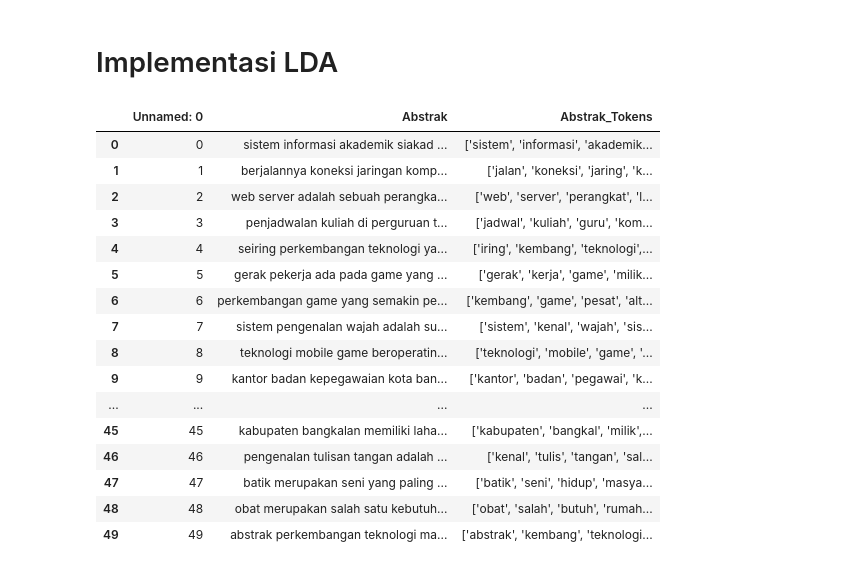
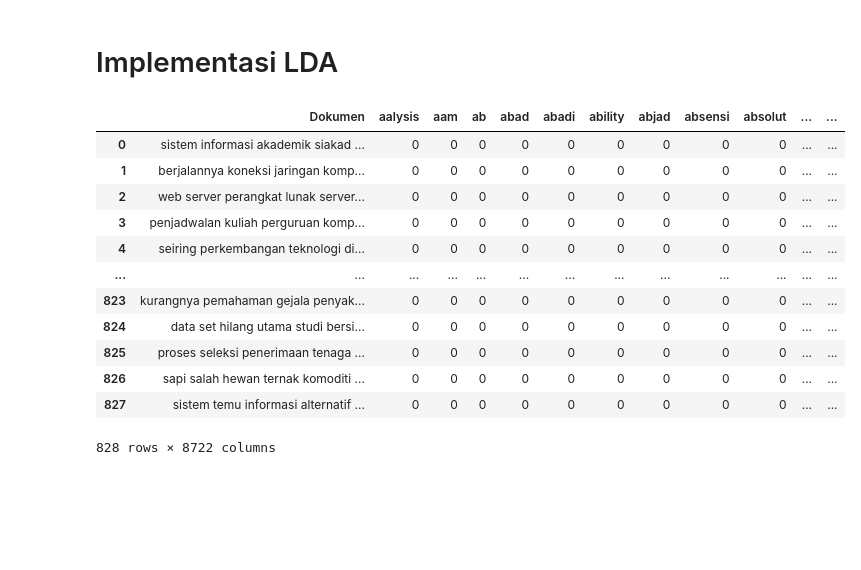
Before and after one commit to MeAdila/ppw, a Jupyter notebook: _sources/LDA.ipynb, the cells around one changed output. Saved outputs shown, nothing was run; the diff lists cells and outputs as text; code cells hidden in the pictures; blank space fills up the shorter version.

```diff
--- a/_sources/LDA.ipynb
+++ b/_sources/LDA.ipynb
@@ -4,26 +4,22 @@
 from sklearn.decomposition import LatentDirichletAllocation
 import pandas as pd
 # %%
-df = pd.read_csv('/content/drive/MyDrive/ppw/PTA.csv')
+df = pd.read_csv('/content/drive/MyDrive/ppw/tugas/term Frequensi.csv')
 df
 # %% [output]
-|  | Unnamed: 0 | Abstrak | Abstrak_Tokens |
-| 0 | 0 | sistem informasi akademik siakad ... | ['sistem', 'informasi', 'akademik... |
-| 1 | 1 | berjalannya koneksi jaringan komp... | ['jalan', 'koneksi', 'jaring', 'k... |
-| 2 | 2 | web server adalah sebuah perangka... | ['web', 'server', 'perangkat', 'l... |
-| 3 | 3 | penjadwalan kuliah di perguruan t... | ['jadwal', 'kuliah', 'guru', 'kom... |
-| 4 | 4 | seiring perkembangan teknologi ya... | ['iring', 'kembang', 'teknologi',... |
-| 5 | 5 | gerak pekerja ada pada game yang ... | ['gerak', 'kerja', 'game', 'milik... |
-| 6 | 6 | perkembangan game yang semakin pe... | ['kembang', 'game', 'pesat', 'alt... |
-| 7 | 7 | sistem pengenalan wajah adalah su... | ['sistem', 'kenal', 'wajah', 'sis... |
-| 8 | 8 | teknologi mobile game beroperatin... | ['teknologi', 'mobile', 'game', '... |
-| 9 | 9 | kantor badan kepegawaian kota ban... | ['kantor', 'badan', 'pegawai', 'k... |
-| ... | ... | ... | ... |
-| 45 | 45 | kabupaten bangkalan memiliki laha... | ['kabupaten', 'bangkal', 'milik',... |
-| 46 | 46 | pengenalan tulisan tangan adalah ... | ['kenal', 'tulis', 'tangan', 'sal... |
-| 47 | 47 | batik merupakan seni yang paling ... | ['batik', 'seni', 'hidup', 'masya... |
-| 48 | 48 | obat merupakan salah satu kebutuh... | ['obat', 'salah', 'butuh', 'rumah... |
-| 49 | 49 | abstrak perkembangan teknologi ma... | ['abstrak', 'kembang', 'teknologi... |
+|  | Dokumen | aalysis | aam | ab | abad | abadi | ability | abjad | absensi | absolut | ... | ... |
+| 0 | sistem informasi akademik siakad ... | 0 | 0 | 0 | 0 | 0 | 0 | 0 | 0 | 0 | ... | ... |
+| 1 | berjalannya koneksi jaringan komp... | 0 | 0 | 0 | 0 | 0 | 0 | 0 | 0 | 0 | ... | ... |
+| 2 | web server perangkat lunak server... | 0 | 0 | 0 | 0 | 0 | 0 | 0 | 0 | 0 | ... | ... |
+| 3 | penjadwalan kuliah perguruan komp... | 0 | 0 | 0 | 0 | 0 | 0 | 0 | 0 | 0 | ... | ... |
+| 4 | seiring perkembangan teknologi di... | 0 | 0 | 0 | 0 | 0 | 0 | 0 | 0 | 0 | ... | ... |
+| ... | ... | ... | ... | ... | ... | ... | ... | ... | ... | ... | ... | ... |
+| 823 | kurangnya pemahaman gejala penyak... | 0 | 0 | 0 | 0 | 0 | 0 | 0 | 0 | 0 | ... | ... |
+| 824 | data set hilang utama studi bersi... | 0 | 0 | 0 | 0 | 0 | 0 | 0 | 0 | 0 | ... | ... |
+| 825 | proses seleksi penerimaan tenaga ... | 0 | 0 | 0 | 0 | 0 | 0 | 0 | 0 | 0 | ... | ... |
+| 826 | sapi salah hewan ternak komoditi ... | 0 | 0 | 0 | 0 | 0 | 0 | 0 | 0 | 0 | ... | ... |
+| 827 | sistem temu informasi alternatif ... | 0 | 0 | 0 | 0 | 0 | 0 | 0 | 0 | 0 | ... | ... |
+828 rows × 8722 columns
 # %%
 X = df.drop('Dokumen', axis=1)
 X
```
Also changed, not shown: parts of 5 cells of this notebook, 21 other files.
